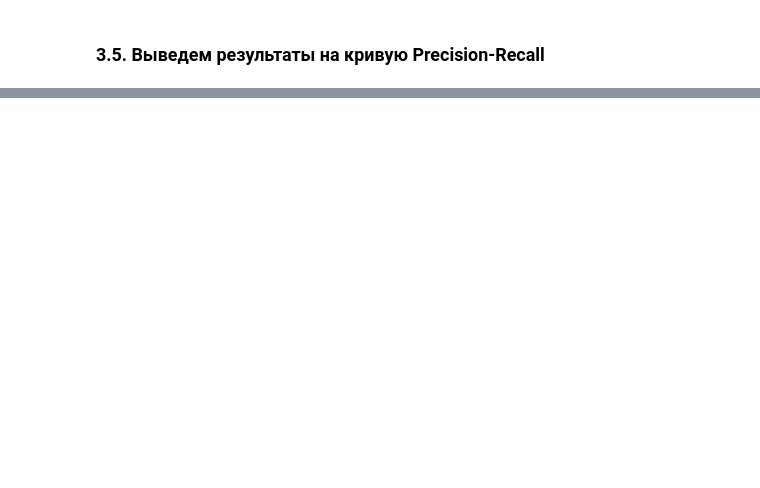
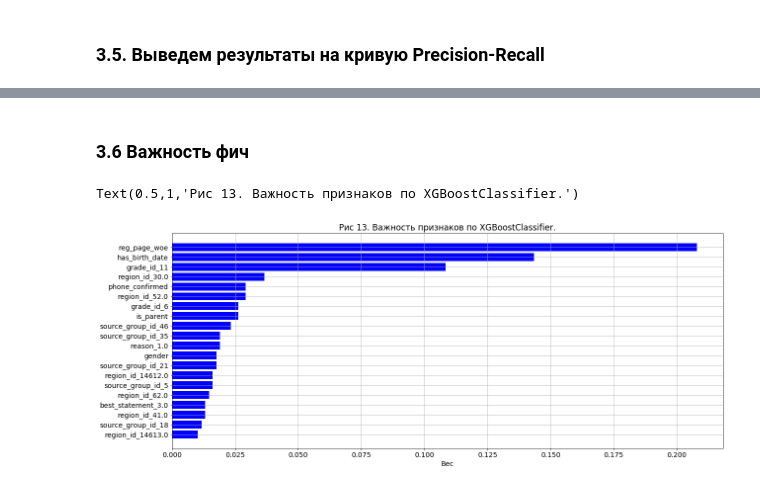
Before and after one commit to pastushenkoy/DataScientist, a Jupyter notebook: dip/model_new.ipynb, the cells around one changed output, grey strips where cells are left out. Cells and saved outputs as stored; diff of their text form; code cells hidden in the pictures; blank space fills up the shorter version.

```diff
--- a/dip/model_new.ipynb
+++ b/dip/model_new.ipynb
@@ -131,0 +135,2 @@ plt.show()
+# %%
+metabase_unload = metabase_unload.merge(names_df, how='left', on='first_name').drop('first_name', axis=1)
@@ -684,0 +495,25 @@ grouped
+# %% [markdown]
+### 3.6 Важность фич
+# %%
+max_features = 20
+
+importance = pd.DataFrame({'importance' : classifier.feature_importances_, 'feature_name' : model_random._X_train.columns})
+importance = importance.sort_values(['importance'], ascending=False).head(max_features)
+
+y_pos = np.arange(max_features)
+fig = plt.figure(figsize=(20,8))
+fig.patch.set_facecolor('white')
+
+mpl.rcParams['font.size'] = 14
+
+ax1 = fig.gca()
+ax1.barh(y_pos, importance['importance'], color='b')
+ax1.set_yticks(y_pos)
+ax1.set_yticklabels(importance['feature_name'])
+ax1.invert_yaxis()
+ax1.grid()
+ax1.set_xlabel('Вес')
+ax1.set_title('Рис 13. Важность признаков по XGBoostClassifier.')
+# %% [output]
+Text(0.5,1,'Рис 13. Важность признаков по XGBoostClassifier.')
+[figure, added]
```
Also changed, not shown: parts of 93 cells of this notebook, 7 other files.
